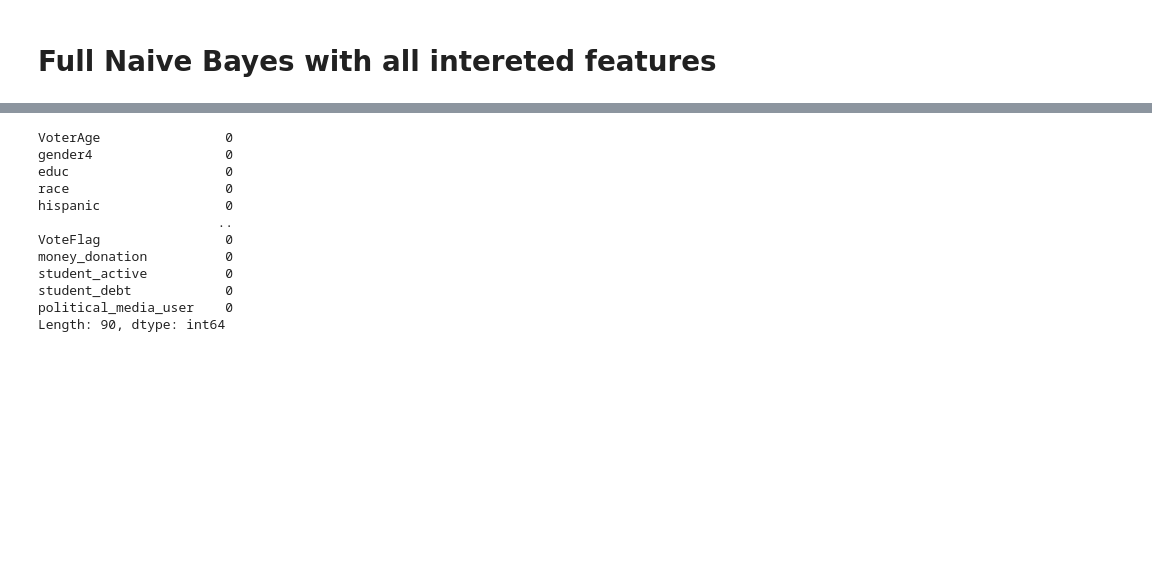
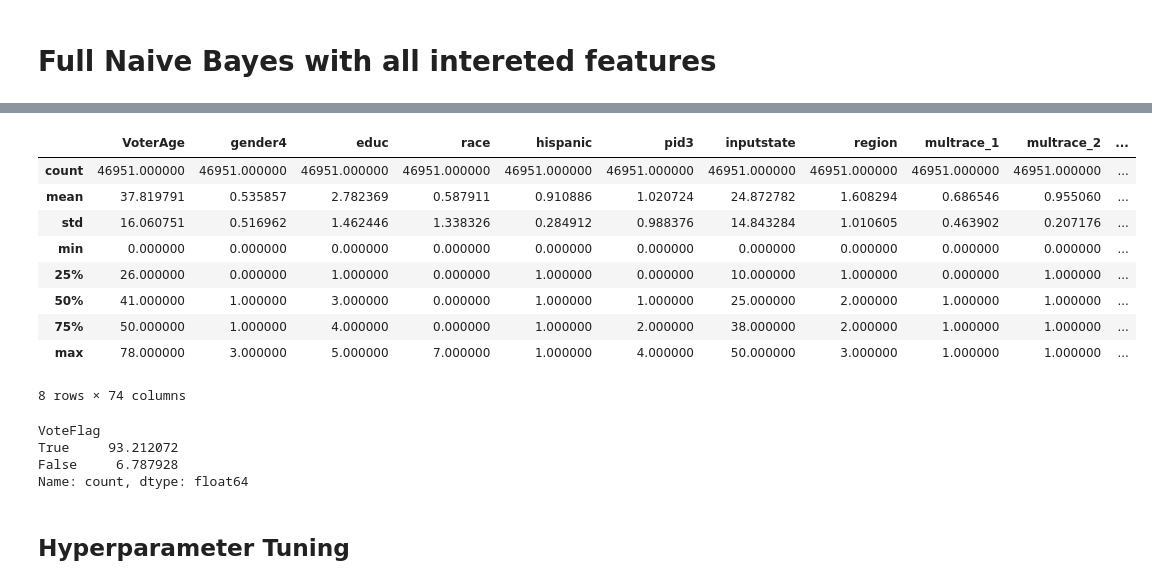
Before and after one commit to agtrinidad/s26-hnz-voter-predictors, a Jupyter notebook: g17_gavin_workspace.ipynb, the cells around one changed output, grey strips where cells are left out. Saved outputs shown, nothing was run; the diff lists cells and outputs as text; code cells hidden in the pictures; blank space fills up the shorter version.

```diff
--- a/g17_gavin_workspace.ipynb
+++ b/g17_gavin_workspace.ipynb
@@ -1634,3 +1621,20 @@ imputer = SimpleImputer(strategy='most_frequent')
 full_df[na_cols] = imputer.fit_transform(full_df[na_cols])
 # %% [markdown]
 # Full Naive Bayes with all intereted features
+# %%
+# Which columns are float and string
+float_cols = full_df.select_dtypes(include=['float64']).columns.tolist()
+object_cols = full_df.select_dtypes(include=['object']).columns.tolist()
+print("Float columns:", float_cols)
+print("Object columns:", object_cols)
+
+
+# Check if any of the float columns have decimal values or if they are actually categorical variables that should be converted to int
+for col in float_cols:
+    unique_values = full_df[col].dropna().unique()
+    print(f"Column: {col}, Unique Values: {unique_values}")
+
+# Convert all float columns to int
+# This is because they are all categorical variables that were read in as float due to the presence of NaNs, but we have imputed those NaNs and they should be integers
+for col in float_cols:
+    full_df[col] = full_df[col].astype(int)
@@ -1637,14 +1659,24 @@ full_df[na_cols] = imputer.fit_transform(full_df[na_cols])
 # %%
+# Break into features and target
+X = full_df.drop(columns=['VoteFlag'])
+Y = full_df['VoteFlag']
+
+# Pd_cut made age buckets, but need to encode
+enc = OrdinalEncoder()
+enc.set_output(transform="pandas")
+
+X_encoded = enc.fit_transform(X)
-# %% [output]
-VoterAge                0
-gender4                 0
-educ                    0
-race                    0
-hispanic                0
-                       ..
-VoteFlag                0
-money_donation          0
-student_active          0
-student_debt            0
-political_media_user    0
-Length: 90, dtype: int64
+# %%
+# Understand value range
+X_encoded.describe()
+# %% [output]
+|  | VoterAge | gender4 | educ | race | hispanic | pid3 | inputstate | region | multrace_1 | multrace_2 | ... |
+| count | 46951.000000 | 46951.000000 | 46951.000000 | 46951.000000 | 46951.000000 | 46951.000000 | 46951.000000 | 46951.000000 | 46951.000000 | 46951.000000 | ... |
+| mean | 37.819791 | 0.535857 | 2.782369 | 0.587911 | 0.910886 | 1.020724 | 24.872782 | 1.608294 | 0.686546 | 0.955060 | ... |
+| std | 16.060751 | 0.516962 | 1.462446 | 1.338326 | 0.284912 | 0.988376 | 14.843284 | 1.010605 | 0.463902 | 0.207176 | ... |
+| min | 0.000000 | 0.000000 | 0.000000 | 0.000000 | 0.000000 | 0.000000 | 0.000000 | 0.000000 | 0.000000 | 0.000000 | ... |
+| 25% | 26.000000 | 0.000000 | 1.000000 | 0.000000 | 1.000000 | 0.000000 | 10.000000 | 1.000000 | 0.000000 | 1.000000 | ... |
+| 50% | 41.000000 | 1.000000 | 3.000000 | 0.000000 | 1.000000 | 1.000000 | 25.000000 | 2.000000 | 1.000000 | 1.000000 | ... |
+| 75% | 50.000000 | 1.000000 | 4.000000 | 0.000000 | 1.000000 | 2.000000 | 38.000000 | 2.000000 | 1.000000 | 1.000000 | ... |
+| max | 78.000000 | 3.000000 | 5.000000 | 7.000000 | 1.000000 | 4.000000 | 50.000000 | 3.000000 | 1.000000 | 1.000000 | ... |
+8 rows × 74 columns
@@ -1650,0 +1687,8 @@ Length: 90, dtype: int64
+# %%
+# Review class imbalance
+Y.value_counts() / len(Y) * 100
+# %% [output]
+VoteFlag
+True     93.212072
+False     6.787928
+Name: count, dtype: float64
@@ -1650,0 +1703,2 @@ Length: 90, dtype: int64
+# %% [markdown]
+## Hyperparameter Tuning
```
Also changed, not shown: parts of 17 cells of this notebook.
